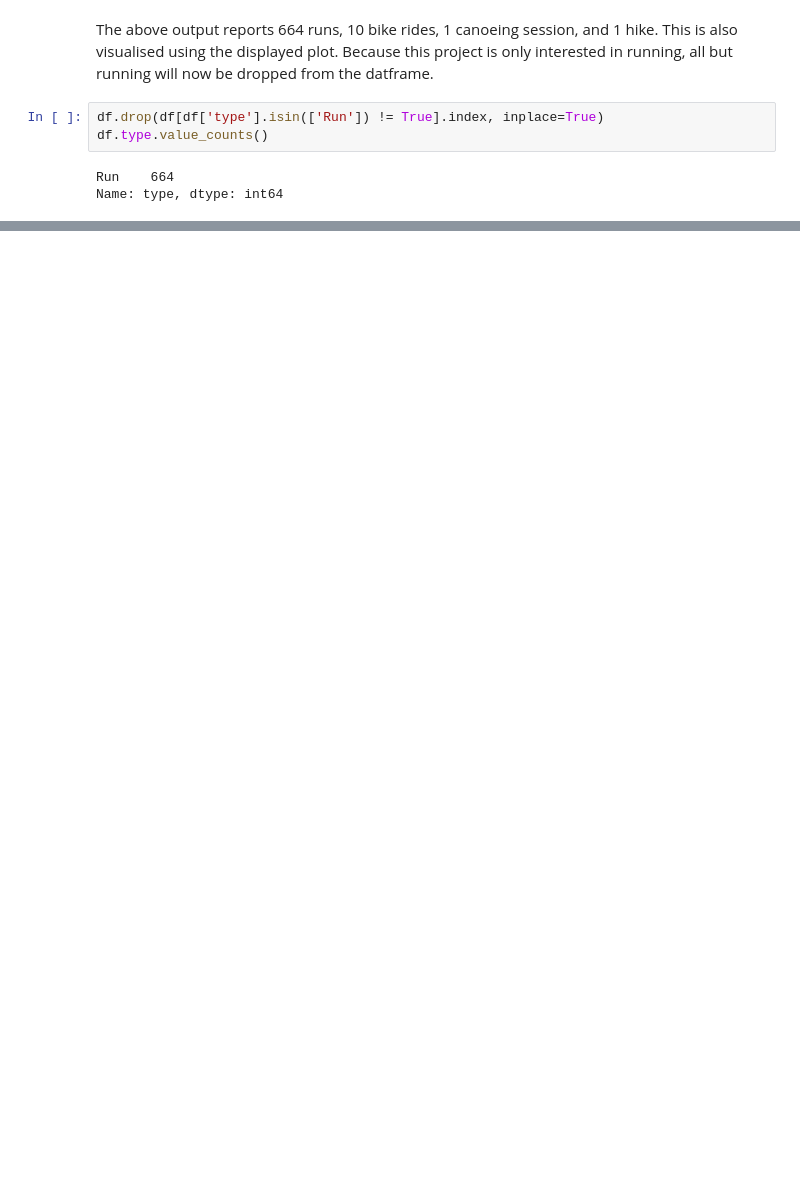
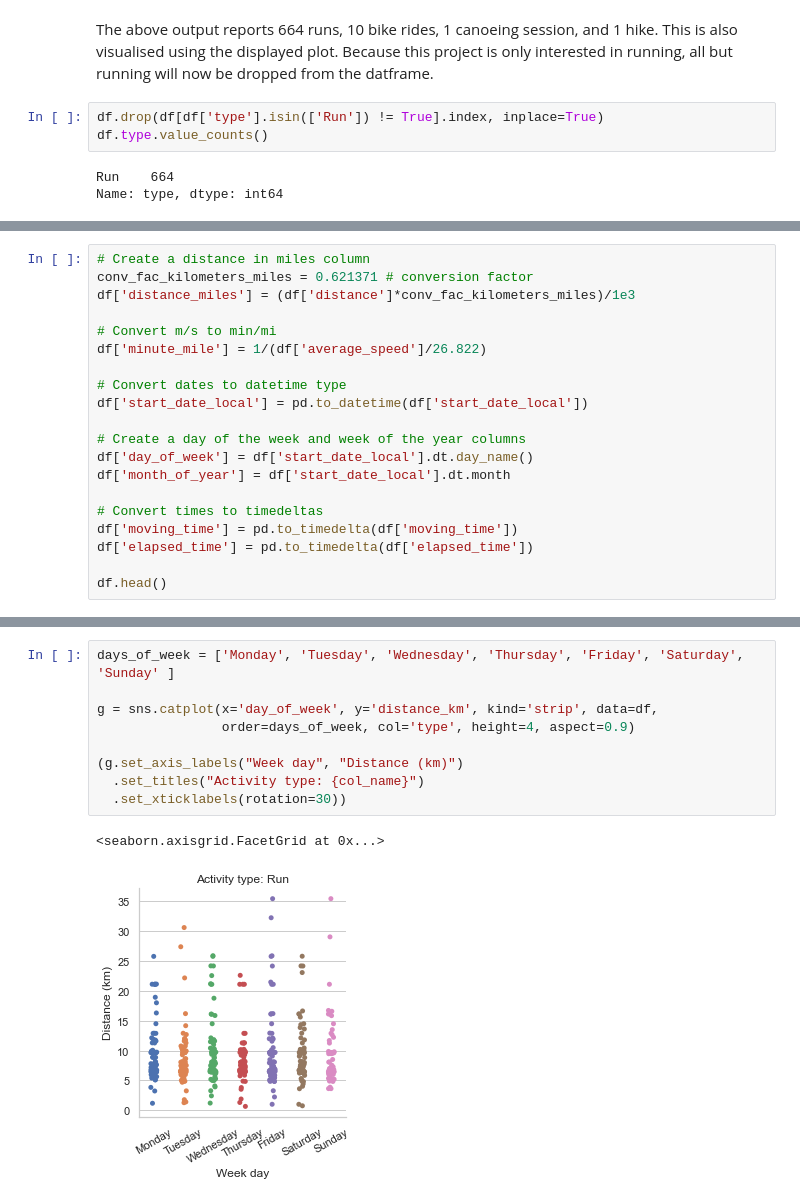
Before and after one commit to ConanMercer5/Strava_running_data, a Jupyter notebook: StravaRunning.ipynb, the cells around one changed output, grey strips where cells are left out. Cells and saved outputs as stored; diff of their text form; blank space fills up the shorter version.

```diff
--- a/StravaRunning.ipynb
+++ b/StravaRunning.ipynb
@@ -88,0 +92,20 @@ Name: type, dtype: int64
+# %%
+# Create a distance in miles column
+conv_fac_kilometers_miles = 0.621371 # conversion factor
+df['distance_miles'] = (df['distance']*conv_fac_kilometers_miles)/1e3
+
+# Convert m/s to min/mi
+df['minute_mile'] = 1/(df['average_speed']/26.822)
+
+# Convert dates to datetime type
+df['start_date_local'] = pd.to_datetime(df['start_date_local'])
+
+# Create a day of the week and week of the year columns
+df['day_of_week'] = df['start_date_local'].dt.day_name()
+df['month_of_year'] = df['start_date_local'].dt.month
+
+# Convert times to timedeltas
+df['moving_time'] = pd.to_timedelta(df['moving_time'])
+df['elapsed_time'] = pd.to_timedelta(df['elapsed_time'])
+
+df.head()
@@ -88,0 +119,12 @@ Name: type, dtype: int64
+# %%
+days_of_week = ['Monday', 'Tuesday', 'Wednesday', 'Thursday', 'Friday', 'Saturday', 'Sunday' ]
+
+g = sns.catplot(x='day_of_week', y='distance_km', kind='strip', data=df,
+                order=days_of_week, col='type', height=4, aspect=0.9)
+
+(g.set_axis_labels("Week day", "Distance (km)")
+  .set_titles("Activity type: {col_name}")
+  .set_xticklabels(rotation=30))
+# %% [output]
+<seaborn.axisgrid.FacetGrid at 0x...>
+[figure, added]
```
Also changed, not shown: parts of 4 cells of this notebook.
